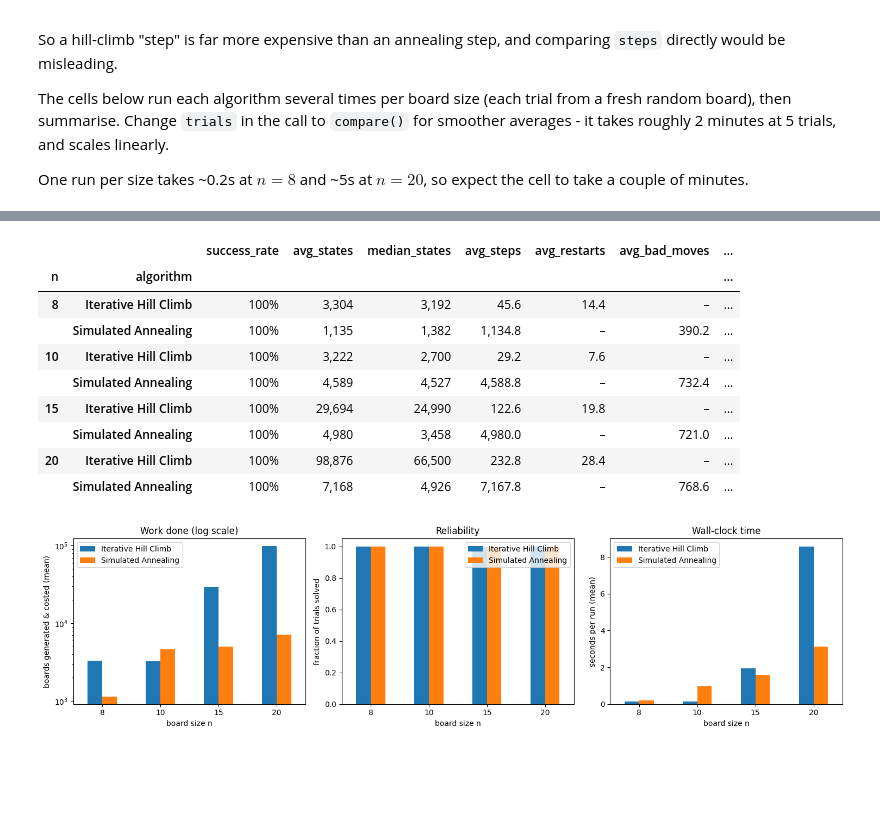
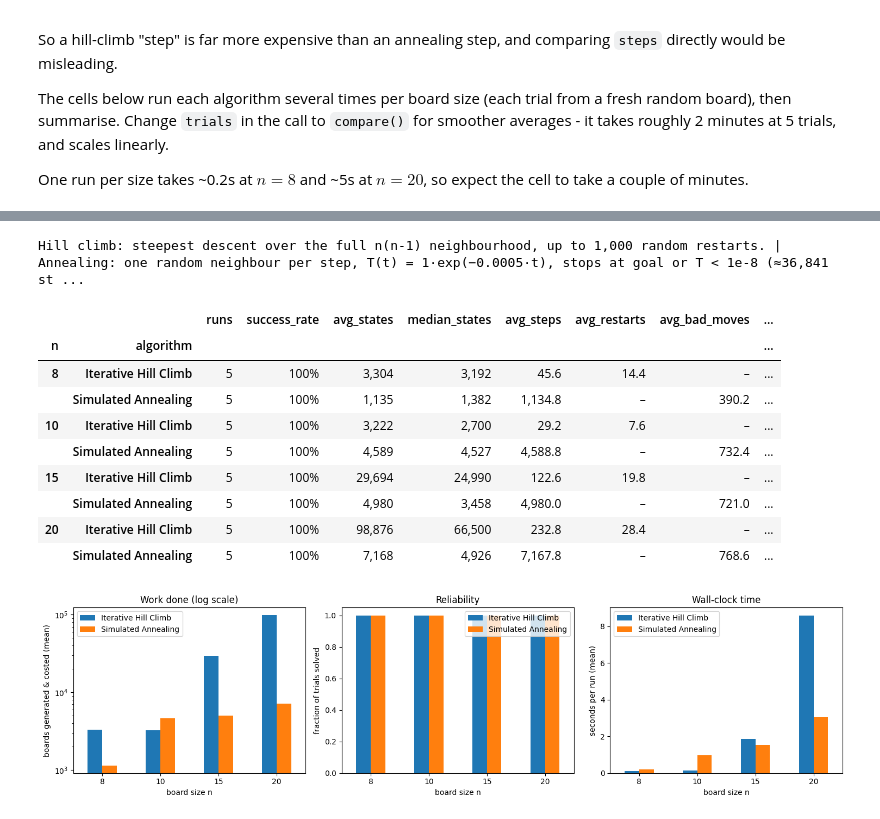
Before and after one commit to ashleighlategan/msc_uob_ashleigh_lategan, a Jupyter notebook: Foundations of Artificial Intelligence/week 2/02 eightqueens/eightqueens.ipynb, the cells around one changed output, grey strips where cells are left out. Saved outputs shown, nothing was run; the diff lists cells and outputs as text; code cells hidden in the pictures; blank space fills up the shorter version.

```diff
--- a/Foundations of Artificial Intelligence/week 2/02 eightqueens/eightqueens.ipynb
+++ b/Foundations of Artificial Intelligence/week 2/02 eightqueens/eightqueens.ipynb
@@ -708,40 +708,58 @@ n=20  done
 # %%
 # Summarise: one row per (algorithm, n), averaged over the trials
 summary = (
     raw.groupby(["n", "algorithm"])
        .agg(
+           runs             = ("solved",            "size"),    # trials per (n, algorithm)
            success_rate     = ("solved",            "mean"),
            avg_states       = ("states_generated",  "mean"),
            median_states    = ("states_generated",  "median"),
            avg_steps        = ("steps",             "mean"),
            avg_restarts     = ("restarts",          "mean"),   # NaN for SA
            avg_bad_moves    = ("bad_moves_accepted","mean"),   # NaN for HC
-           avg_final_cost   = ("final_cost",        "mean"),
+           avg_final_cost   = ("final_cost",        "mean"),   # 0 if every run found a solution
            avg_time_s       = ("time_s",            "mean"),
        )
 )
 
+# Pull the settings straight from the classes so this caption can't go stale
+_sched = SimulatedAnnealer(EightQueensState()).schedule
+_T0    = _sched(0)
+_alpha = -math.log(_sched(1) / _sched(0))          # decay rate of T(t) = T0 * exp(-alpha * t)
+_freeze_step = math.log(_T0 / 1e-8) / _alpha        # step at which anneal() stops for T < 1e-8
+_caption = (
+    f"Hill climb: steepest descent over the full n(n-1) neighbourhood, "
+    f"up to {HillClimber.iterative_hill_climb.__defaults__[0]:,} random restarts. &nbsp;|&nbsp; "
+    f"Annealing: one random neighbour per step, T(t) = {_T0:g}·exp(−{_alpha:g}·t), "
+    f"stops at goal or T < 1e-8 (≈{_freeze_step:,.0f} steps), "
+    f"cap {SimulatedAnnealer.anneal.__defaults__[0]:,} steps. &nbsp;|&nbsp; "
+    f"avg_final_cost is 0 when every run found a solution."
+)
+
 summary.style.format({
+    "runs":           "{:d}",
     "success_rate":   "{:.0%}",
     "avg_states":     "{:,.0f}",
     "median_states":  "{:,.0f}",
     "avg_steps":      "{:,.1f}",
     "avg_restarts":   "{:,.1f}",
     "avg_bad_moves":  "{:,.1f}",
     "avg_final_cost": "{:.2f}",
     "avg_time_s":     "{:.3f}",
-}, na_rep="–").background_gradient(subset=["avg_states"], cmap="Reds")
+}, na_rep="–").background_gradient(subset=["avg_states"], cmap="Reds") \
+  .set_caption(_caption)
 # %% [output]
+Hill climb: steepest descent over the full n(n-1) neighbourhood, up to 1,000 random restarts. | Annealing: one random neighbour per step, T(t) = 1·exp(−0.0005·t), stops at goal or T < 1e-8 (≈36,841 st ...
-|  |  | success_rate | avg_states | median_states | avg_steps | avg_restarts | avg_bad_moves | ... |
-| n | algorithm |  |  |  |  |  |  | ... |
-| 8 | Iterative Hill Climb | 100% | 3,304 | 3,192 | 45.6 | 14.4 | – | ... |
-|  | Simulated Annealing | 100% | 1,135 | 1,382 | 1,134.8 | – | 390.2 | ... |
-| 10 | Iterative Hill Climb | 100% | 3,222 | 2,700 | 29.2 | 7.6 | – | ... |
-|  | Simulated Annealing | 100% | 4,589 | 4,527 | 4,588.8 | – | 732.4 | ... |
-| 15 | Iterative Hill Climb | 100% | 29,694 | 24,990 | 122.6 | 19.8 | – | ... |
-|  | Simulated Annealing | 100% | 4,980 | 3,458 | 4,980.0 | – | 721.0 | ... |
-| 20 | Iterative Hill Climb | 100% | 98,876 | 66,500 | 232.8 | 28.4 | – | ... |
-|  | Simulated Annealing | 100% | 7,168 | 4,926 | 7,167.8 | – | 768.6 | ... |
+|  |  | runs | success_rate | avg_states | median_states | avg_steps | avg_restarts | avg_bad_moves | ... |
+| n | algorithm |  |  |  |  |  |  |  | ... |
+| 8 | Iterative Hill Climb | 5 | 100% | 3,304 | 3,192 | 45.6 | 14.4 | – | ... |
+|  | Simulated Annealing | 5 | 100% | 1,135 | 1,382 | 1,134.8 | – | 390.2 | ... |
+| 10 | Iterative Hill Climb | 5 | 100% | 3,222 | 2,700 | 29.2 | 7.6 | – | ... |
+|  | Simulated Annealing | 5 | 100% | 4,589 | 4,527 | 4,588.8 | – | 732.4 | ... |
+| 15 | Iterative Hill Climb | 5 | 100% | 29,694 | 24,990 | 122.6 | 19.8 | – | ... |
+|  | Simulated Annealing | 5 | 100% | 4,980 | 3,458 | 4,980.0 | – | 721.0 | ... |
+| 20 | Iterative Hill Climb | 5 | 100% | 98,876 | 66,500 | 232.8 | 28.4 | – | ... |
+|  | Simulated Annealing | 5 | 100% | 7,168 | 4,926 | 7,167.8 | – | 768.6 | ... |
 # %%
 # Side-by-side view of the shared metric (states generated) and success rate
 fig, axes = plt.subplots(1, 3, figsize=(15, 4))
```
Also changed, not shown: parts of 6 cells of this notebook.
